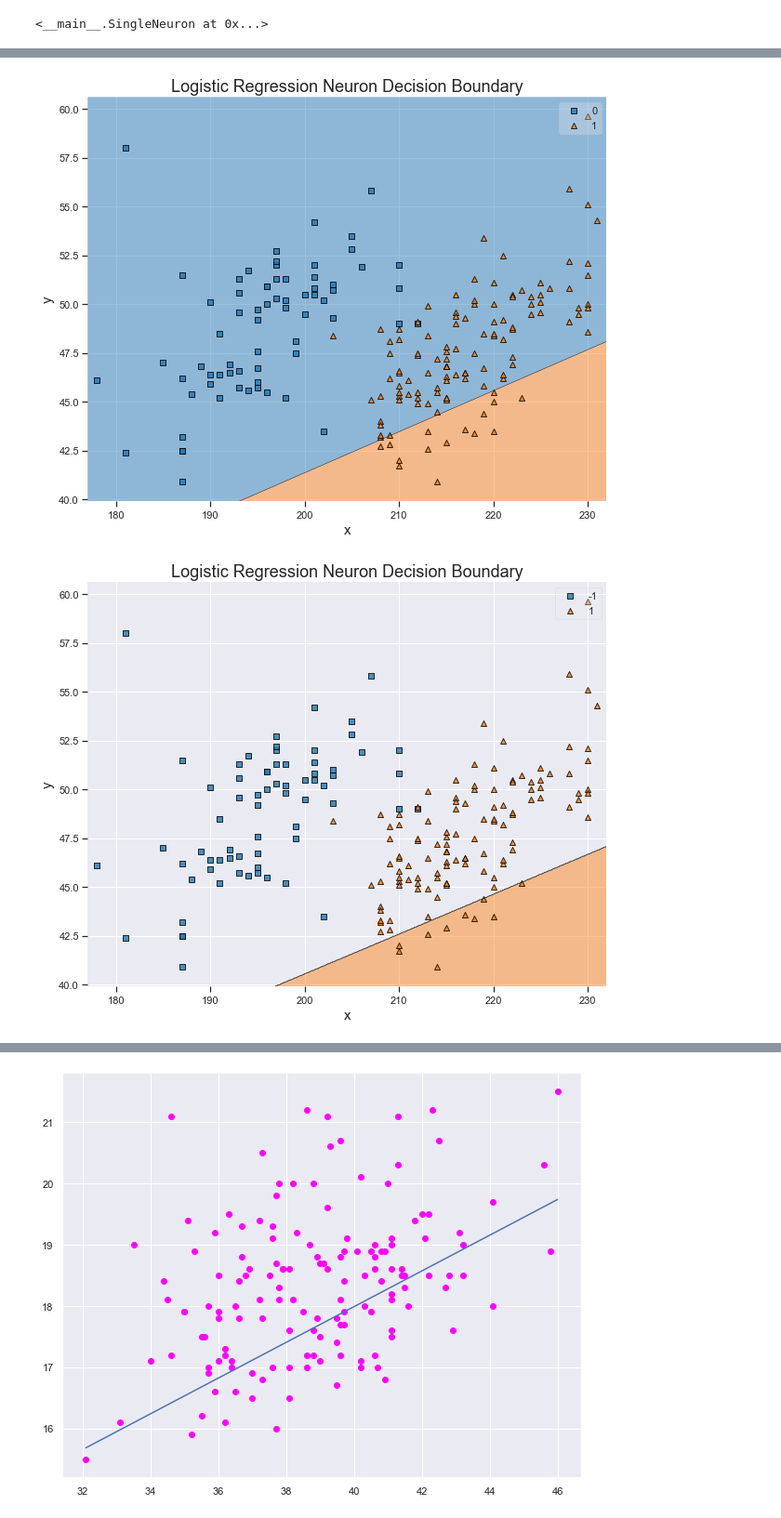
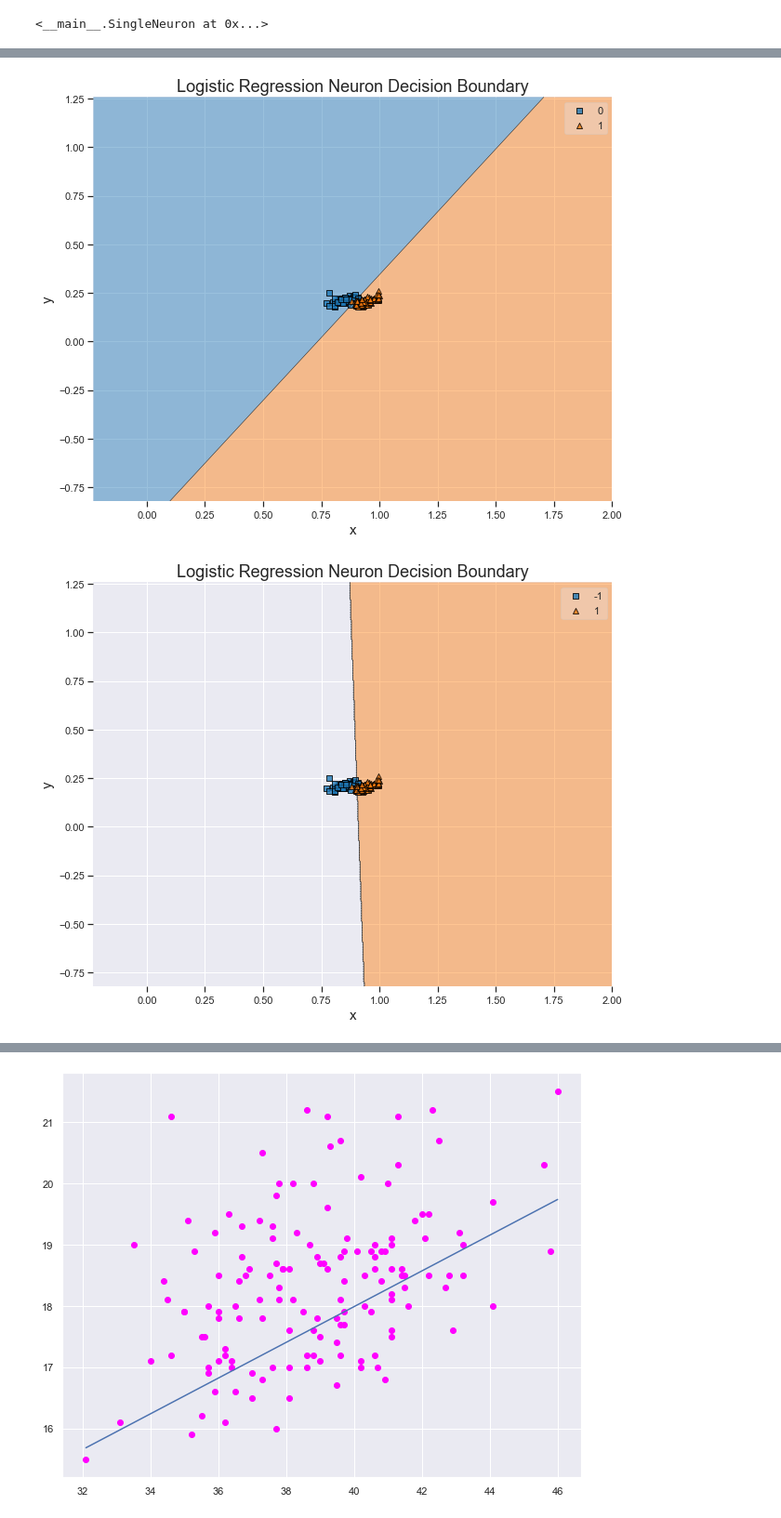
Before and after one commit to alinaali/Data_Science_and_Machine_Learning, a Jupyter notebook: Supervised Learning/Logistic_Regression/Logistic_Regression.ipynb, the cells around one changed output, grey strips where cells are left out. Shown: that part at 93% size. Drawn from its saved outputs; the diff is of its cells as text; code cells hidden in the pictures.

```diff
--- a/Supervised Learning/Logistic_Regression/Logistic_Regression.ipynb
+++ b/Supervised Learning/Logistic_Regression/Logistic_Regression.ipynb
@@ -257,6 +313,8 @@ def cross_entropy_loss(y_hat, y):
 node = SingleNeuron(sigmoid, cross_entropy_loss)
 
 X = df.iloc[146:].flipper_length_mm.values
+max_X = np.max(X)
+X = X /max_X
 X = X.reshape(-1, 1)
 y = np.where(df.iloc[146:].species == "Chinstrap", 0, 1)
 
@@ -267,7 +325,7 @@ node.train(X, y, alpha = 0.05, epochs = 10_000)
 # Possible choices of learning rate
 alphas = [0.01, 0.05, 0.07, 0.09]
 domain = np.linspace(170, 240, 100)
-
+domain = domain/max_X
 # Call the subplots method for plotting a grid of figures
 fig, axs = plt.subplots(2, 2, figsize=(10,10))
 
@@ -371,12 +400,13 @@ plt.show()
 # Instantiate a new single neuron.
 node_two = SingleNeuron(sigmoid, cross_entropy_loss)
 
-# Create a numpy.ndarray of petal length and sepal length values for
-# the versicolor and virginica flowers, respectively.
+# Create a numpy.ndarray of flipper length and bill length values for
+# the Gentoo and Chinstrap Species, respectively.
 X_two = df.iloc[146:][["flipper_length_mm", "bill_length_mm"]].values
-
+max_X = np.max(X_two)
+X = X_two /max_X
 # Train the new single neuron model on the new feature vectors.
-node_two.train(X_two, y, alpha = 0.01, epochs = 10_000)
+node_two.train(X, y, alpha = 0.05, epochs = 10_000)
 
 
 plt.figure(figsize = (10, 8))
@@ -398,31 +428,32 @@ plt.show()
 # %%
-node_two.plot_decision_boundary(X_two, y)
+node_two.plot_decision_boundary(X, y)
 # %% [output]
-[figure, old version]
+[figure, new version]
 # %%
 def sign(z):
     return np.sign(z)
 
 def MSE(y_hat, y):
     return .5*(y_hat - y)**2
 
 # Instantiate a new single neuron.
 node_three = SingleNeuron(sign, MSE)
 
-# Create a numpy.ndarray of petal length and sepal length values for
-# the versicolor and virginica flowers, respectively.
+# Create a numpy.ndarray of flipper length and bill length values for
+# the Gentoo and Chinstrap species, respectively.
 X_three = df.iloc[146:][["flipper_length_mm", "bill_length_mm"]].values
+max_X = np.max(X_three)
+X = X_three /max_X
+y_three = np.where(df.iloc[146:]["species"] == "Chinstrap", -1, 1)
+#max_y = np.max(y_three)
+#y = y_three /max_y
+# Train the new single neuron model on the new feature vectors.
+node_three.train(X, y_three, alpha = 0.001, epochs = 5_000)
 
-y_three = np.where(df.iloc[146:]["species"] == "Chinstrap", -1, 1)
-
-
-# Train the new single neuron model on the new feature vectors.
-node_three.train(X_three, y_three, alpha = 0.001, epochs = 5_000)
-
-node_three.plot_decision_boundary(X_three, y_three)
+node_three.plot_decision_boundary(X, y_three)
 plt.show()
 # %% [output]
-[figure, old version]
+[figure, new version]
 # %%
 node_three.plot_cost_function()
 # %% [output]
```
Also changed, not shown: parts of 30 cells of this notebook, 40 other files.
